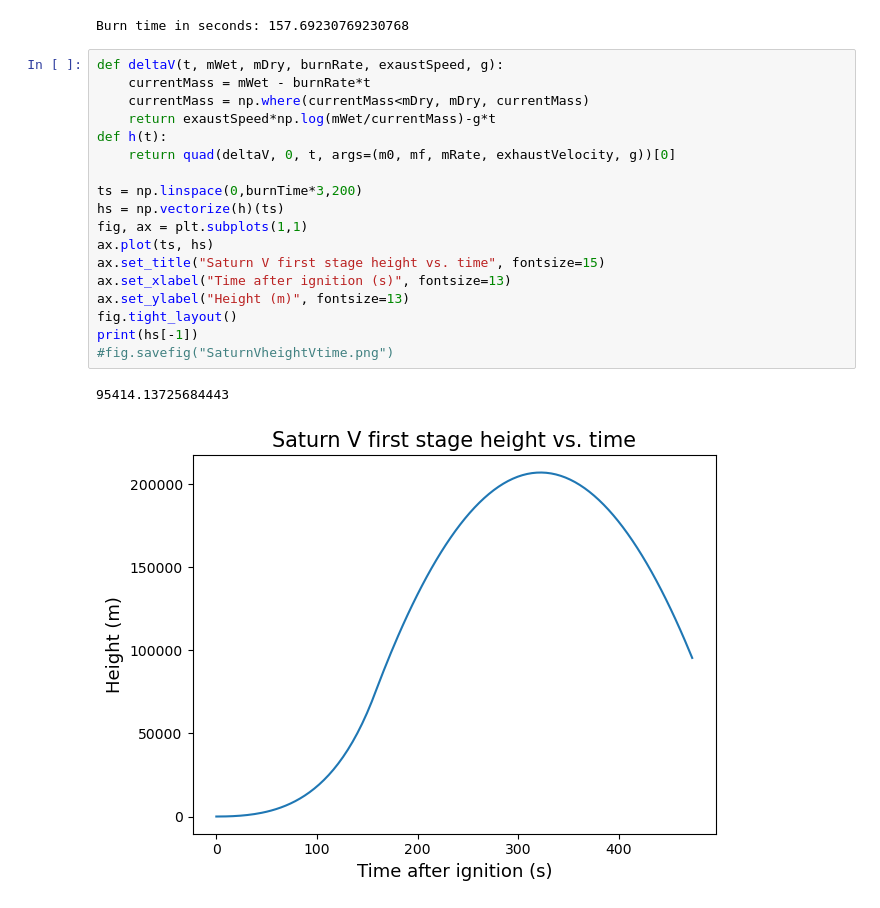
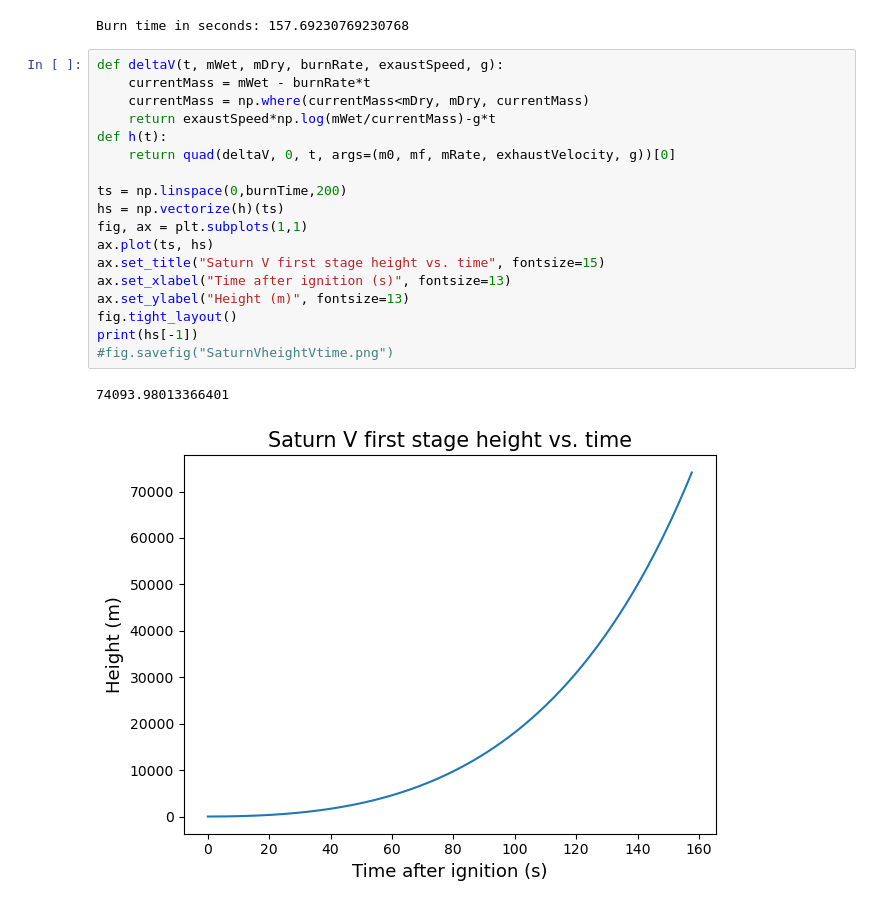
Before and after one commit to MatthewPrem/PHYS265-spring25, a Jupyter notebook: Lab1/Prem-Lab-1.ipynb, the cells around one changed output. Drawn from its saved outputs; the diff is of its cells as text.

```diff
--- a/Lab1/Prem-Lab-1.ipynb
+++ b/Lab1/Prem-Lab-1.ipynb
@@ -123,21 +123,21 @@ Burn time in seconds: 157.69230769230768
 # %%
 def deltaV(t, mWet, mDry, burnRate, exaustSpeed, g):
     currentMass = mWet - burnRate*t
     currentMass = np.where(currentMass<mDry, mDry, currentMass)
     return exaustSpeed*np.log(mWet/currentMass)-g*t
 def h(t):
     return quad(deltaV, 0, t, args=(m0, mf, mRate, exhaustVelocity, g))[0]
 
-ts = np.linspace(0,burnTime*3,200)
+ts = np.linspace(0,burnTime,200)
 hs = np.vectorize(h)(ts)
 fig, ax = plt.subplots(1,1)
 ax.plot(ts, hs)
 ax.set_title("Saturn V first stage height vs. time", fontsize=15)
 ax.set_xlabel("Time after ignition (s)", fontsize=13)
 ax.set_ylabel("Height (m)", fontsize=13)
 fig.tight_layout()
 print(hs[-1])
 #fig.savefig("SaturnVheightVtime.png")
 # %% [output]
-95414.13725684443
+74093.98013366401
-[figure, old version]
+[figure, new version]
```
Also changed, not shown: parts of 1 cell of this notebook, 3 other files.
